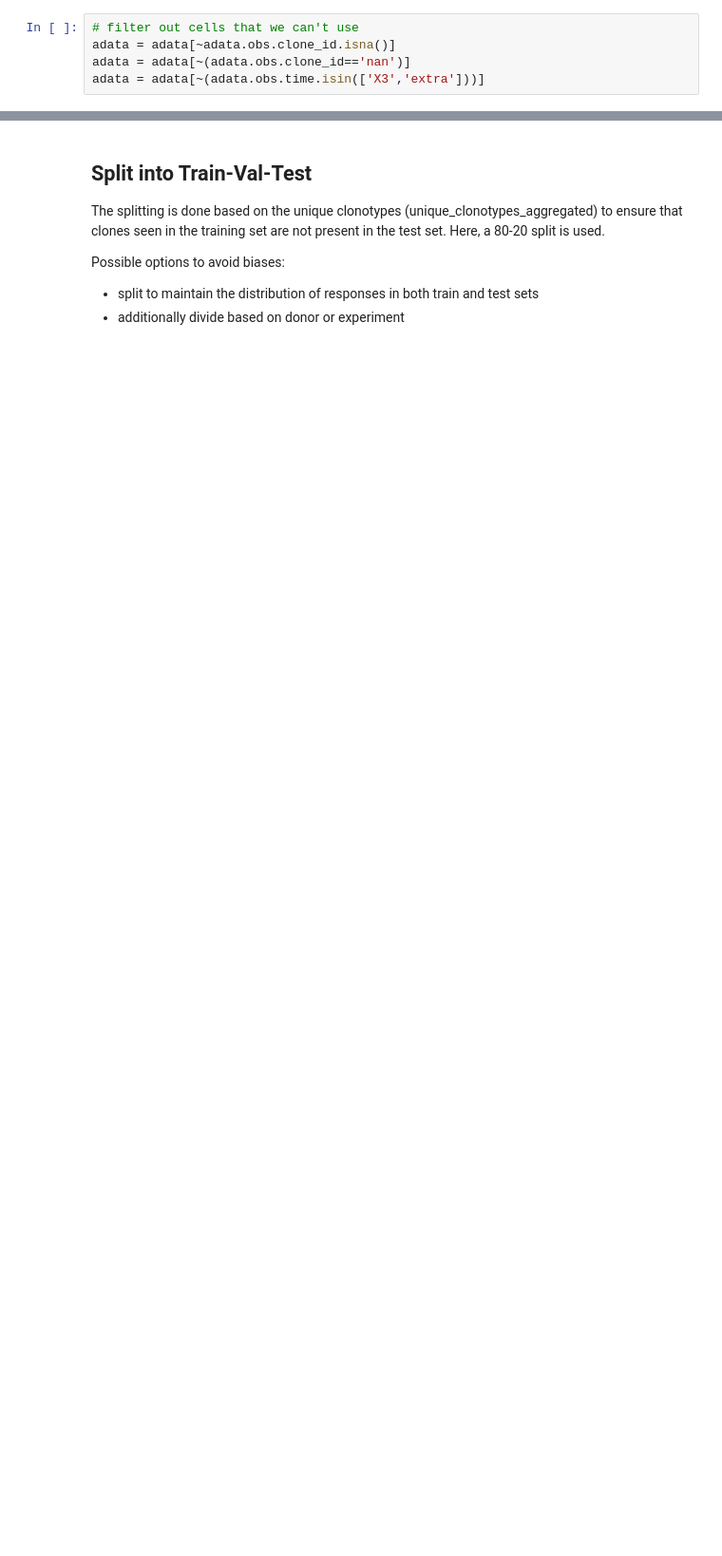
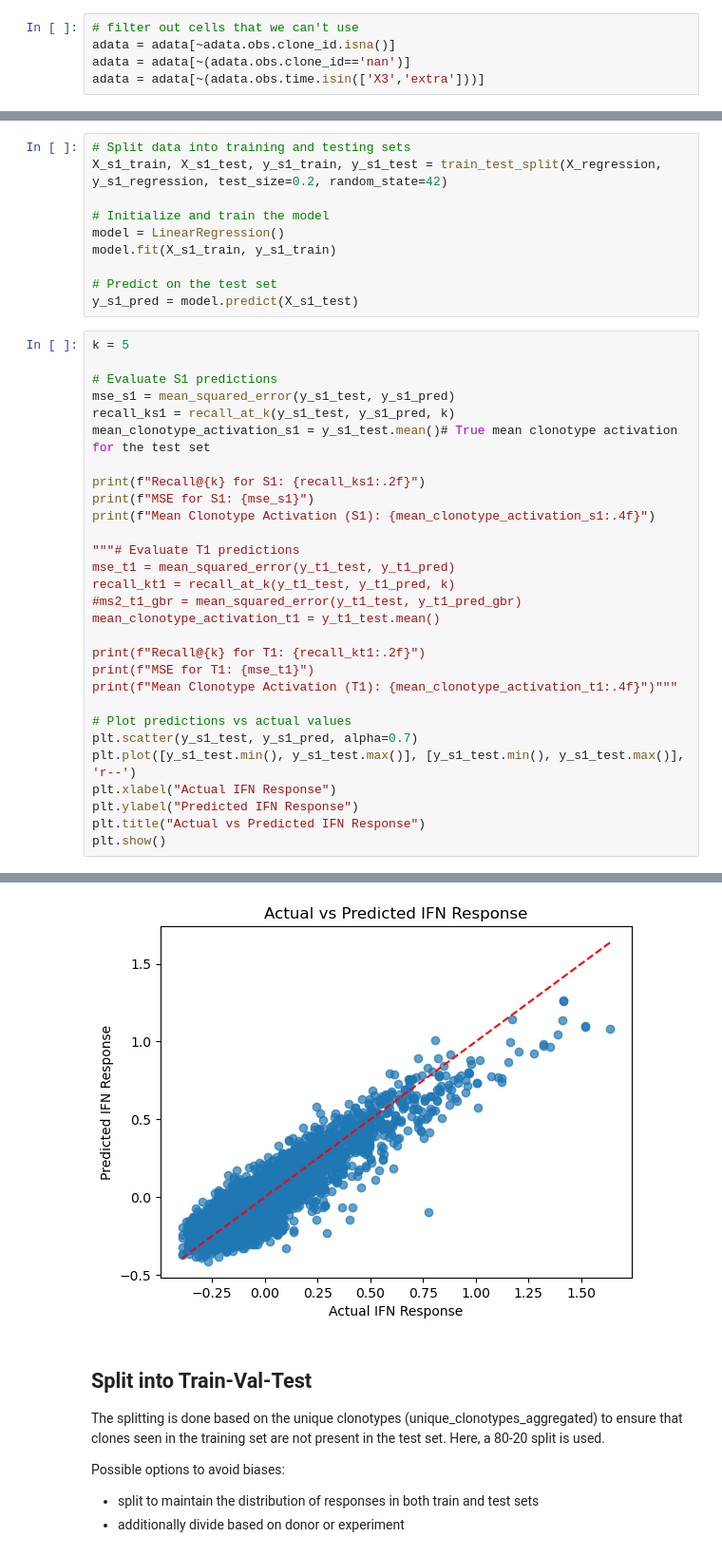
Before and after one commit to SchubertLab/VaccineSimulator, a Jupyter notebook: notebooks/baseline_model_pipeline.ipynb, the cells around one changed output, grey strips where cells are left out. Shown: that part at 95% size. Saved outputs shown, nothing was run; the diff lists cells and outputs as text; blank space fills up the shorter version.

```diff
--- a/notebooks/baseline_model_pipeline.ipynb
+++ b/notebooks/baseline_model_pipeline.ipynb
@@ -141,0 +286,40 @@ P1_clones = P1_clones[valid_indices]
+# %%
+# Split data into training and testing sets
+X_s1_train, X_s1_test, y_s1_train, y_s1_test = train_test_split(X_regression, y_s1_regression, test_size=0.2, random_state=42)
+
+# Initialize and train the model
+model = LinearRegression()
+model.fit(X_s1_train, y_s1_train)
+
+# Predict on the test set
+y_s1_pred = model.predict(X_s1_test)
+# %%
+k = 5
+
+# Evaluate S1 predictions
+mse_s1 = mean_squared_error(y_s1_test, y_s1_pred)
+recall_ks1 = recall_at_k(y_s1_test, y_s1_pred, k)
+mean_clonotype_activation_s1 = y_s1_test.mean()# True mean clonotype activation for the test set
+
+print(f"Recall@{k} for S1: {recall_ks1:.2f}")
+print(f"MSE for S1: {mse_s1}")
+print(f"Mean Clonotype Activation (S1): {mean_clonotype_activation_s1:.4f}")
+
+"""# Evaluate T1 predictions
+mse_t1 = mean_squared_error(y_t1_test, y_t1_pred)
+recall_kt1 = recall_at_k(y_t1_test, y_t1_pred, k)
+#ms2_t1_gbr = mean_squared_error(y_t1_test, y_t1_pred_gbr)
+mean_clonotype_activation_t1 = y_t1_test.mean()
+
+print(f"Recall@{k} for T1: {recall_kt1:.2f}")
+print(f"MSE for T1: {mse_t1}")
+print(f"Mean Clonotype Activation (T1): {mean_clonotype_activation_t1:.4f}")"""
+
+# Plot predictions vs actual values
+plt.scatter(y_s1_test, y_s1_pred, alpha=0.7)
+plt.plot([y_s1_test.min(), y_s1_test.max()], [y_s1_test.min(), y_s1_test.max()], 'r--')
+plt.xlabel("Actual IFN Response")
+plt.ylabel("Predicted IFN Response")
+plt.title("Actual vs Predicted IFN Response")
+plt.show()
+# %% [output]
@@ -142,3 +329,4 @@ P1_clones = P1_clones[valid_indices]
+[figure, added]
 # %% [markdown]
 ## Split into Train-Val-Test
 
```
Also changed, not shown: parts of 41 cells of this notebook, 3 other files.
